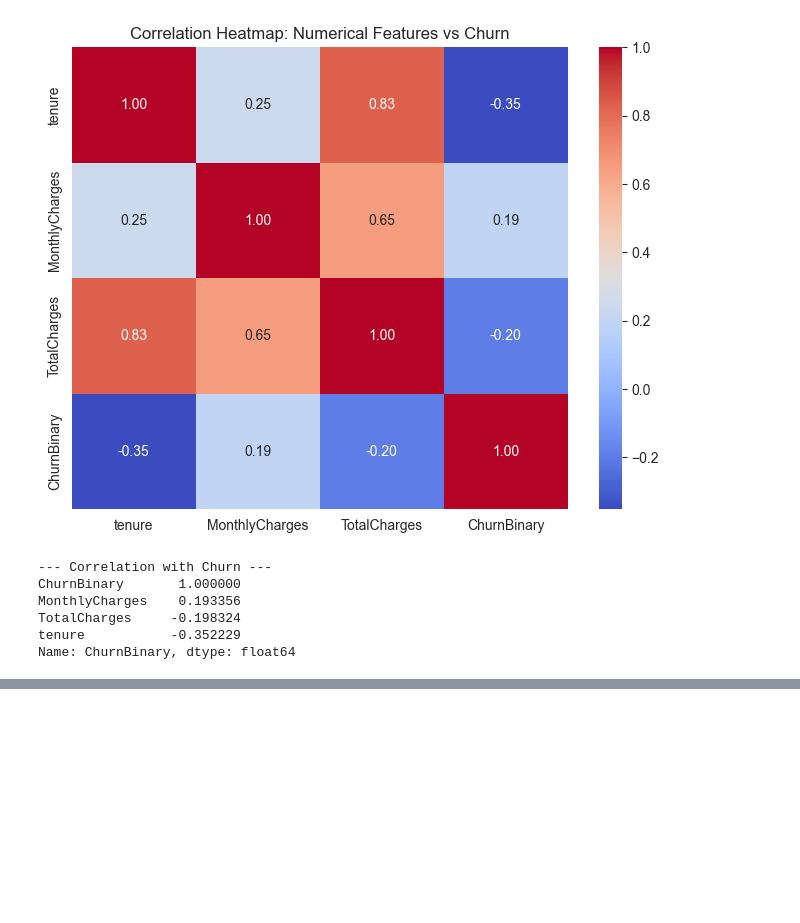
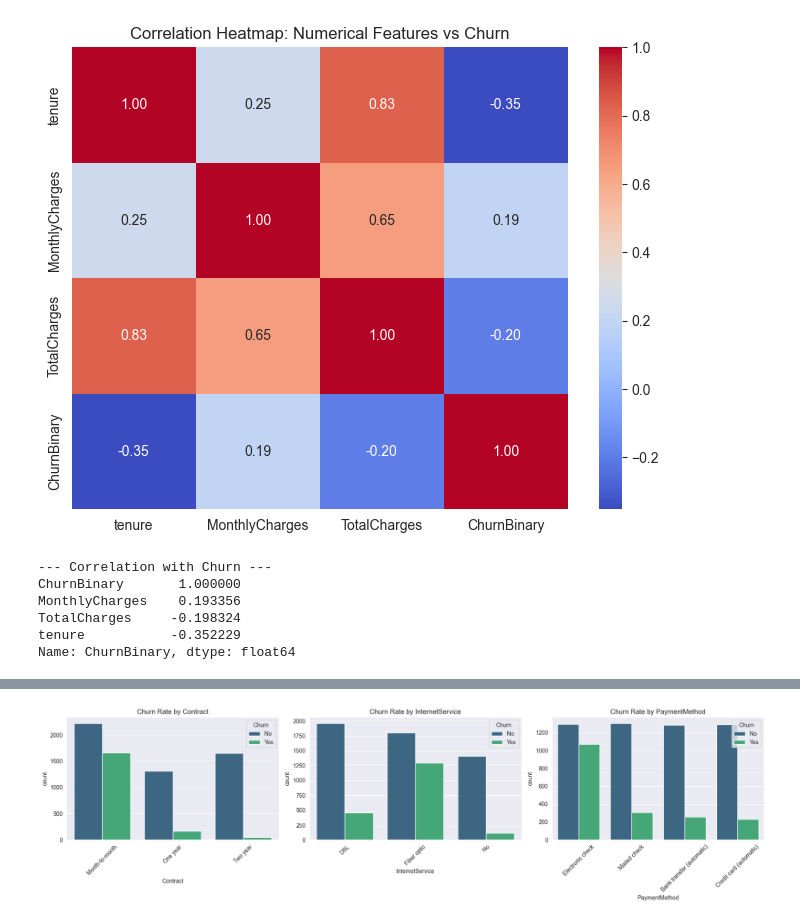
Before and after one commit to Desin898/Telco-Churn-Prediction, a Jupyter notebook: notebooks/01_Exploratory_Data_Analysis.ipynb, the cells around one changed output, grey strips where cells are left out. Saved outputs shown, nothing was run; the diff lists cells and outputs as text; code cells hidden in the pictures; blank space fills up the shorter version.

Commit message:
Analyzed categorical features (Contract, Internet, Payment) to identify high-risk features

```diff
--- a/notebooks/01_Exploratory_Data_Analysis.ipynb
+++ b/notebooks/01_Exploratory_Data_Analysis.ipynb
@@ -135,0 +139,23 @@ Name: ChurnBinary, dtype: float64
+# %%
+# columns we want to analyze
+cat_cols = ['Contract', 'InternetService', 'PaymentMethod']
+
+# Set up the plotting area
+
+
+fig, axes = plt.subplots(1, 3, figsize=(18, 5))
+
+# Loop through each column and create a plot
+for i, col in enumerate(cat_cols):
+    # Plot the count of Churn vs No Churn for this category
+    sns.countplot(x=col, hue='Churn', data=df, ax=axes[i], palette='viridis')
+
+    # Add titles and rotate text
+    axes[i].set_title(f'Churn Rate by {col}')
+    axes[i].tick_params(axis='x', rotation=45)
+
+# Adjust layout to prevent overlap
+plt.tight_layout()
+plt.show()
+# %% [output]
+[figure, added]
```
Also changed, not shown: parts of 1 cell of this notebook.
